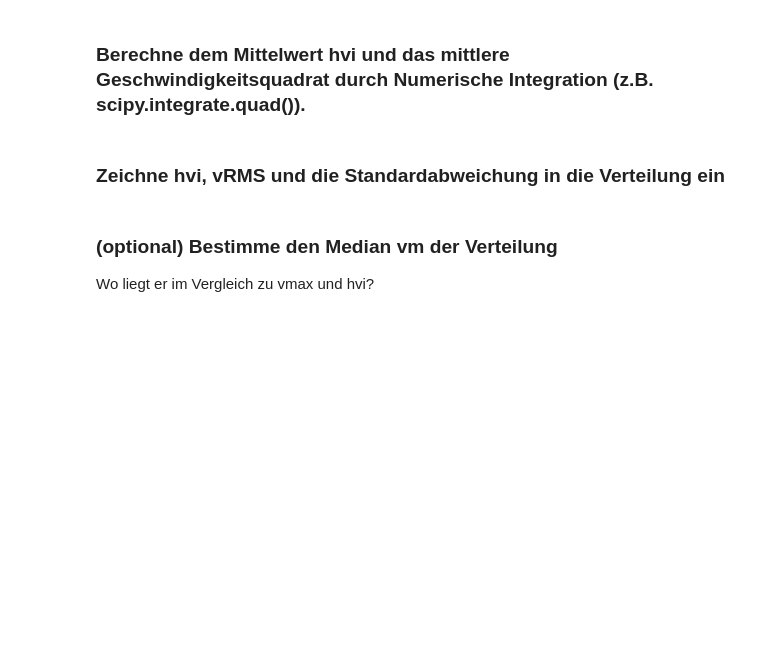
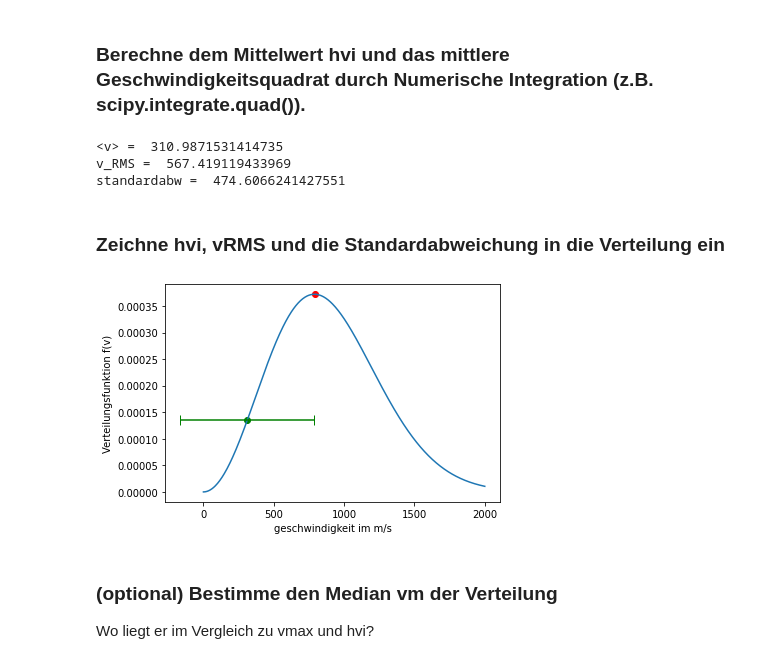
Before and after one commit to emhl/CoPhy2, a Jupyter notebook: Blatt3-numerische-integration/Blatt3-Aufg3.ipynb, the cells around one changed output. Drawn from its saved outputs; the diff is of its cells as text; code cells hidden in the pictures; blank space fills up the shorter version.

Commit message:
Blatt 3 Aufgabe 3 mit komischen mittelwerten

```diff
--- a/Blatt3-numerische-integration/Blatt3-Aufg3.ipynb
+++ b/Blatt3-numerische-integration/Blatt3-Aufg3.ipynb
@@ -13,7 +32,38 @@ import matplotlib.pyplot as plt
 # %% [markdown]
 ### Berechne dem Mittelwert hvi und das mittlere Geschwindigkeitsquadrat durch Numerische Integration (z.B. scipy.integrate.quad()).
+# %%
+# mittelwert von v durch integration über die verteilungsfunktion f(v)
+def mittelwert(v):
+    return np.trapz(v * f(v), v)
+
+print('<v> = ', mittelwert(v))
+
+# Geschwindigkeitsquadrat
+def mittelwert_v2(v):
+    return np.trapz(v**2 * f(v), v)
+
+print('v_RMS = ', mittelwert_v2(v)**0.5)
+
+sigma = (mittelwert_v2(v) - mittelwert(v)**2)**0.5
+print('standardabw = ', sigma)
+# %% [output]
+<v> =  310.9871531414735
+v_RMS =  567.419119433969
+standardabw =  474.6066241427551
 # %% [markdown]
 ### Zeichne hvi, vRMS und die Standardabweichung in die Verteilung ein
+# %%
+plt.plot(v, f(v))
+plt.scatter(v_max, f(v_max), color='red')
+plt.scatter(mittelwert(v), f(mittelwert(v)), color='green')
+plt.errorbar(mittelwert(v),f(mittelwert(v)), xerr=sigma, color='green', capsize=5)
+
+
+plt.xlabel('geschwindigkeit im m/s')
+plt.ylabel('Verteilungsfunktion f(v)')
+plt.show()
+# %% [output]
+[figure, added]
 # %% [markdown]
 ### (optional) Bestimme den Median vm der Verteilung
 Wo liegt er im Vergleich zu vmax und hvi?
```
Also changed, not shown: parts of 1 cell of this notebook.
